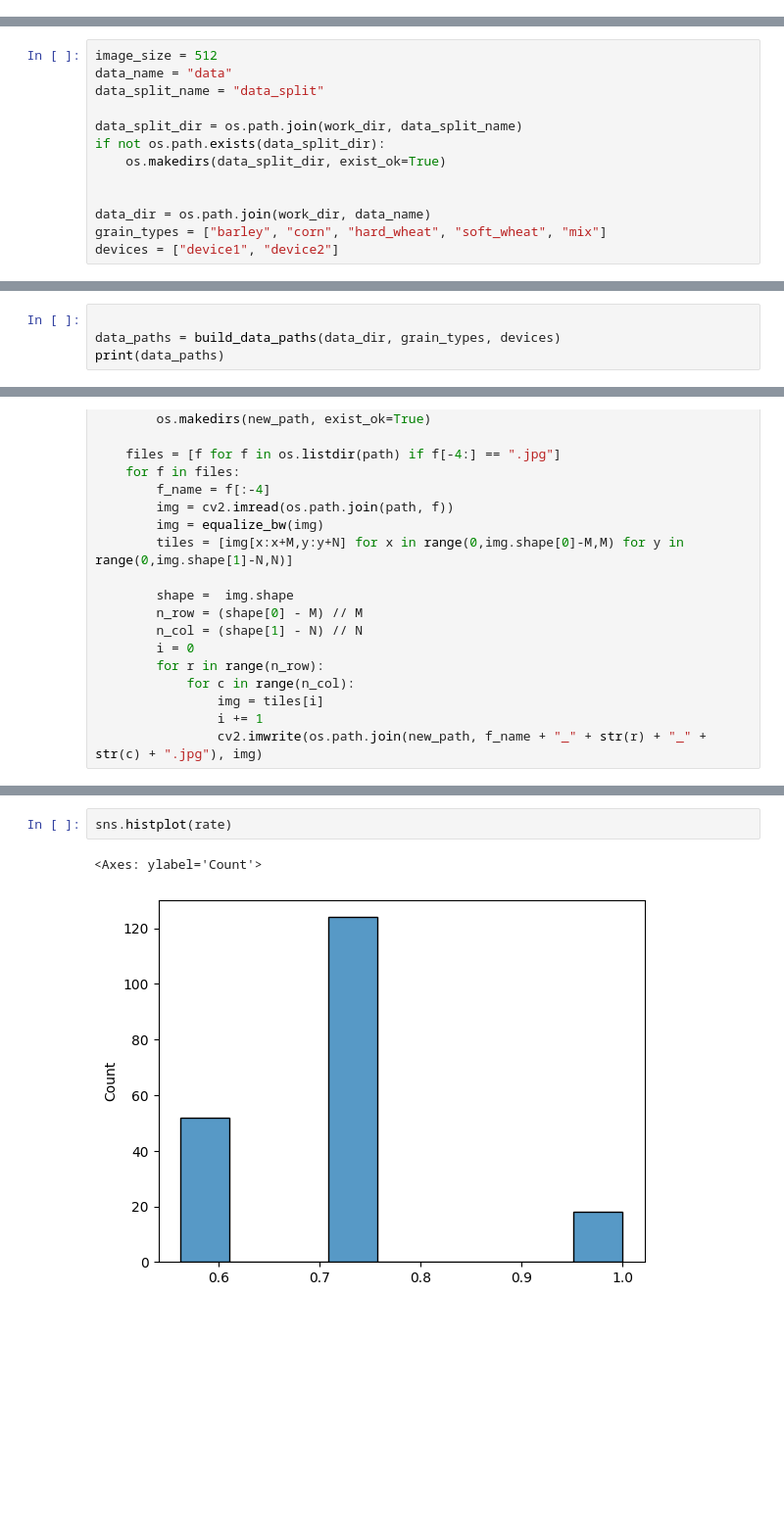
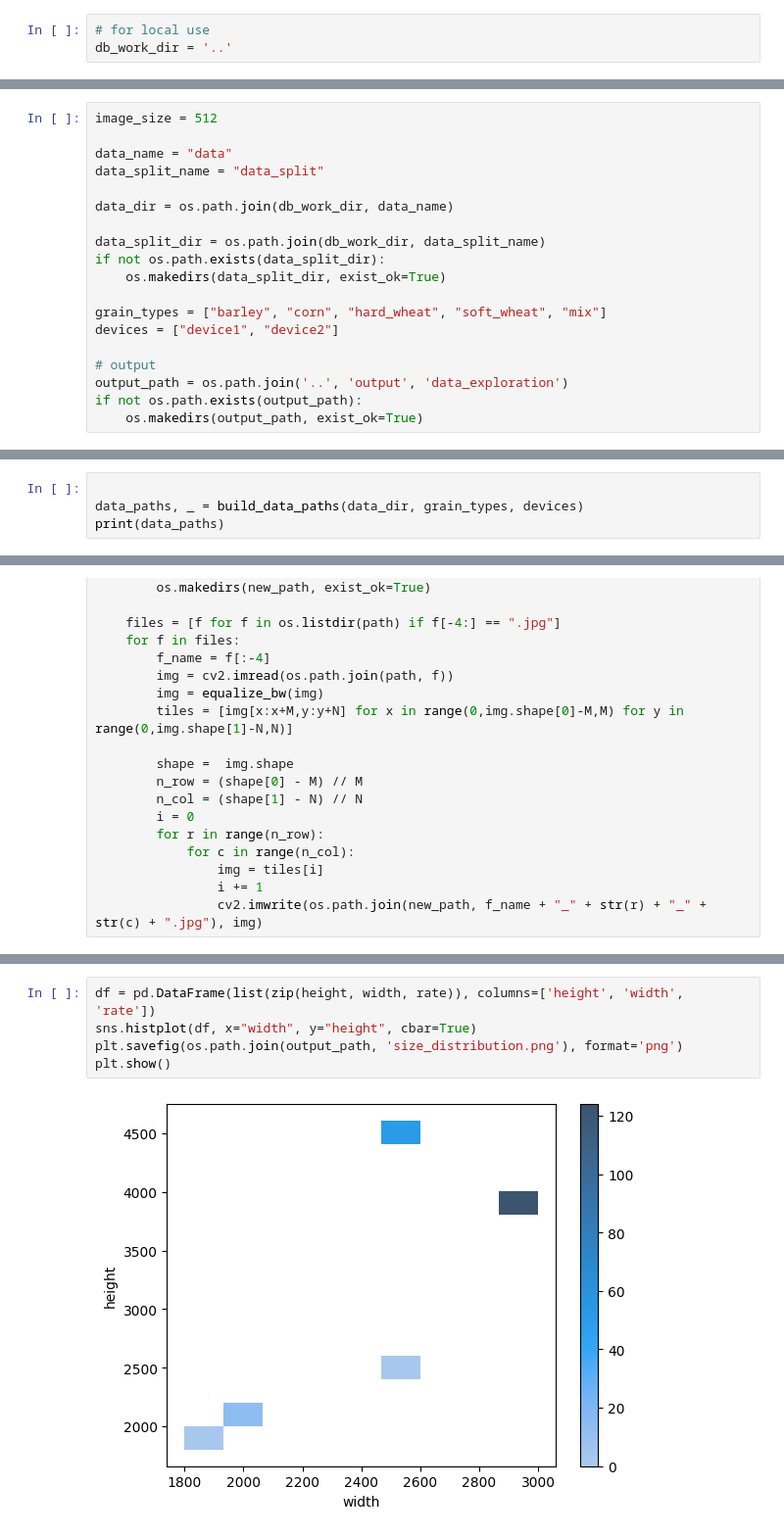
Before and after one commit to luc-perso/inarix, a Jupyter notebook: jupyter/data_exploration.ipynb, the cells around one changed output, grey strips where cells are left out. Shown at 98% size. Drawn from its saved outputs; the diff is of its cells as text; blank space fills up the shorter version.

```diff
--- a/jupyter/data_exploration.ipynb
+++ b/jupyter/data_exploration.ipynb
@@ -2,0 +32,3 @@
+# %%
+# for local use
+db_work_dir = '..'
@@ -17,14 +50,20 @@ work_dir = '..'
 # %%
 image_size = 512
+
 data_name = "data"
 data_split_name = "data_split"
 
-data_split_dir = os.path.join(work_dir, data_split_name)
+data_dir = os.path.join(db_work_dir, data_name)
+
+data_split_dir = os.path.join(db_work_dir, data_split_name)
 if not os.path.exists(data_split_dir):
     os.makedirs(data_split_dir, exist_ok=True)
 
-
-data_dir = os.path.join(work_dir, data_name)
 grain_types = ["barley", "corn", "hard_wheat", "soft_wheat", "mix"]
 devices = ["device1", "device2"]
+
+# output
+output_path = os.path.join('..', 'output', 'data_exploration')
+if not os.path.exists(output_path):
+    os.makedirs(output_path, exist_ok=True)
 # %% [markdown]
@@ -32,5 +71,5 @@ devices = ["device1", "device2"]
 # %%
 
-data_paths = build_data_paths(data_dir, grain_types, devices)
+data_paths, _ = build_data_paths(data_dir, grain_types, devices)
 print(data_paths)
 # %% [output]
@@ -118,5 +156,7 @@ sns.histplot(width)
-# %%
-sns.histplot(rate)
-# %% [output]
-<Axes: ylabel='Count'>
-[figure, removed]
+# %%
+df = pd.DataFrame(list(zip(height, width, rate)), columns=['height', 'width', 'rate'])
+sns.histplot(df, x="width", y="height", cbar=True)
+plt.savefig(os.path.join(output_path, 'size_distribution.png'), format='png')
+plt.show()
+# %% [output]
+[figure, added]
```
Also changed, not shown: parts of 26 cells of this notebook, 4 other files.
